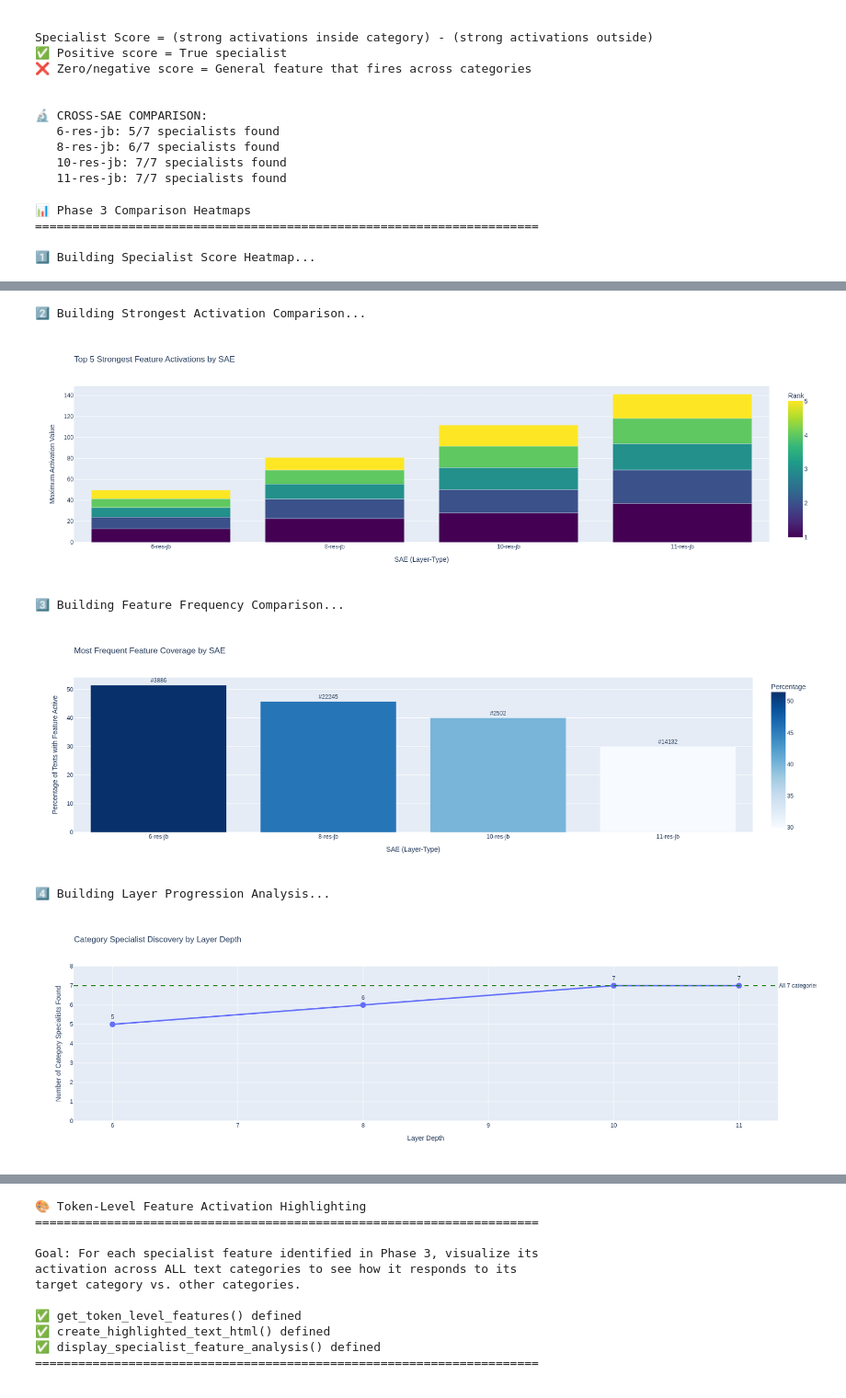
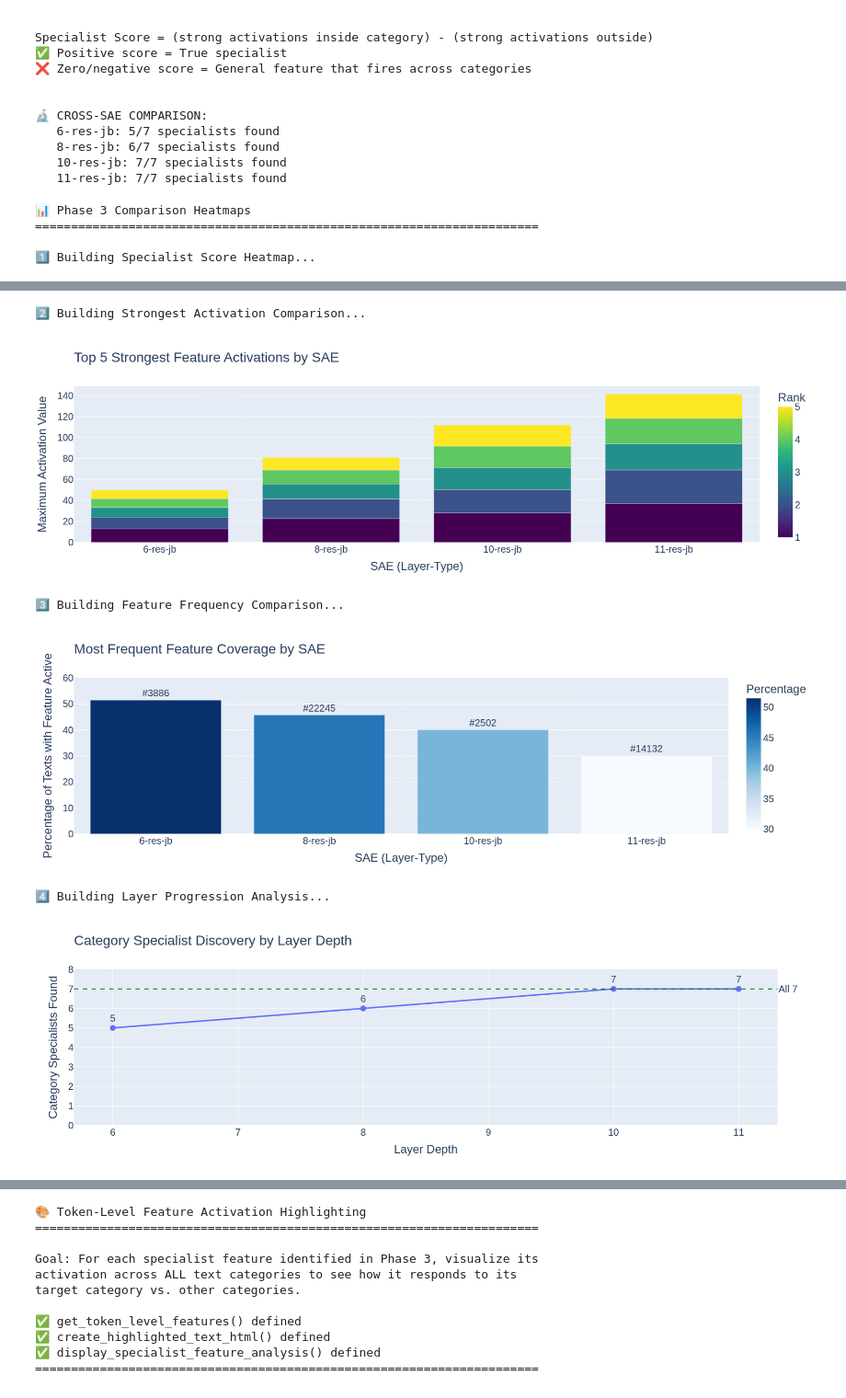
Before and after one commit to TheBuleGanteng/interpretability-prototyping, a Jupyter notebook: notebooks/phase_3_SAE_comparison.ipynb, the cells around one changed output, grey strips where cells are left out. Shown at 92% size. Drawn from its saved outputs; the diff is of its cells as text; code cells hidden in the pictures.

```diff
--- a/notebooks/phase_3_SAE_comparison.ipynb
+++ b/notebooks/phase_3_SAE_comparison.ipynb
@@ -1220,17 +1220,23 @@ fig1 = go.Figure(data=go.Heatmap(
     zmid=0,  # Center color scale at 0
     text=[[f"{val}" for val in row] for row in specialist_matrix],
     texttemplate="%{text}",
-    textfont={"size": 14},
-    hovertemplate="SAE: %{x}<br>Category: %{y}<br>Specialist Score: %{z}<extra></extra>"
+    textfont={"size": 20},
+    hovertemplate="SAE: %{x}<br>Category: %{y}<br>Specialist Score: %{z}<extra></extra>",
+    colorbar=dict(
+        tickfont=dict(size=20)
+    )
 ))
 
 fig1.update_layout(
     title={
         'text': 'Specialist Scores by Category and SAE Layer',
-        'font': {'size': 18}
+        'font': {'size': 28}
     },
     xaxis_title='SAE (Layer-Type)',
-    yaxis_title='Text Category',
+    xaxis_title_font={'size': 24},
+    yaxis_title_font={'size': 24},
+    xaxis_tickfont={'size': 20},
+    yaxis_tickfont={'size': 20},
     height=500,
     width=800
 )
@@ -1275,10 +1281,16 @@ fig2 = px.bar(
 )
 
 fig2.update_layout(
+    title={'font': {'size': 28}},
     height=500,
     width=800,
     xaxis_title='SAE (Layer-Type)',
-    yaxis_title='Maximum Activation Value'
+    yaxis_title='Maximum Activation Value',
+    xaxis_title_font={'size': 24},
+    yaxis_title_font={'size': 24},
+    xaxis_tickfont={'size': 20},
+    yaxis_tickfont={'size': 20},
+    coloraxis_colorbar=dict(tickfont=dict(size=20))
 )
 
 fig2.show()
@@ -1310,12 +1322,19 @@ fig3 = px.bar(
     color_continuous_scale='Blues'
 )
 
-fig3.update_traces(textposition='outside')
+fig3.update_traces(textposition='outside', textfont=dict(size=20))
 fig3.update_layout(
+    title={'font': {'size': 28}},
     height=500,
     width=800,
     xaxis_title='SAE (Layer-Type)',
-    yaxis_title='Percentage of Texts with Feature Active'
+    yaxis_title='Percentage of Texts with Feature Active',
+    xaxis_title_font={'size': 24},
+    yaxis_title_font={'size': 24},
+    xaxis_tickfont={'size': 20},
+    yaxis_tickfont={'size': 20},
+    coloraxis_colorbar=dict(tickfont=dict(size=20)),
+    yaxis=dict(range=[0, 60])
 )
 
 fig3.show()
@@ -1352,18 +1371,25 @@ fig4 = px.line(
 
 fig4.update_traces(
     textposition='top center',
+    textfont=dict(size=20),
     line=dict(width=3),
     marker=dict(size=12)
 )
 
 fig4.add_hline(y=7, line_dash="dash", line_color="green",
-               annotation_text="All 7 categories", annotation_position="right")
+               annotation_text="All 7", annotation_position="right",
+               annotation_font=dict(size=20))
 
 fig4.update_layout(
+    title={'font': {'size': 28}},
     height=500,
     width=800,
     xaxis_title='Layer Depth',
-    yaxis_title='Number of Category Specialists Found',
+    yaxis_title='Category Specialists Found',
+    xaxis_title_font={'size': 24},
+    yaxis_title_font={'size': 24},
+    xaxis_tickfont={'size': 20},
+    yaxis_tickfont={'size': 20},
     yaxis=dict(range=[0, 8])
 )
 
@@ -1424,9 +1450,9 @@ print("\n" + "=" * 70)
 2️⃣ Building Strongest Activation Comparison...
-[figure, old version]
+[figure, new version]
 3️⃣ Building Feature Frequency Comparison...
-[figure, old version]
+[figure, new version]
 4️⃣ Building Layer Progression Analysis...
-[figure, old version]
+[figure, new version]
 ======================================================================
 📈 HEATMAP INSIGHTS
 ======================================================================
```
Also changed, not shown: parts of 2 cells of this notebook, 3 other files.
